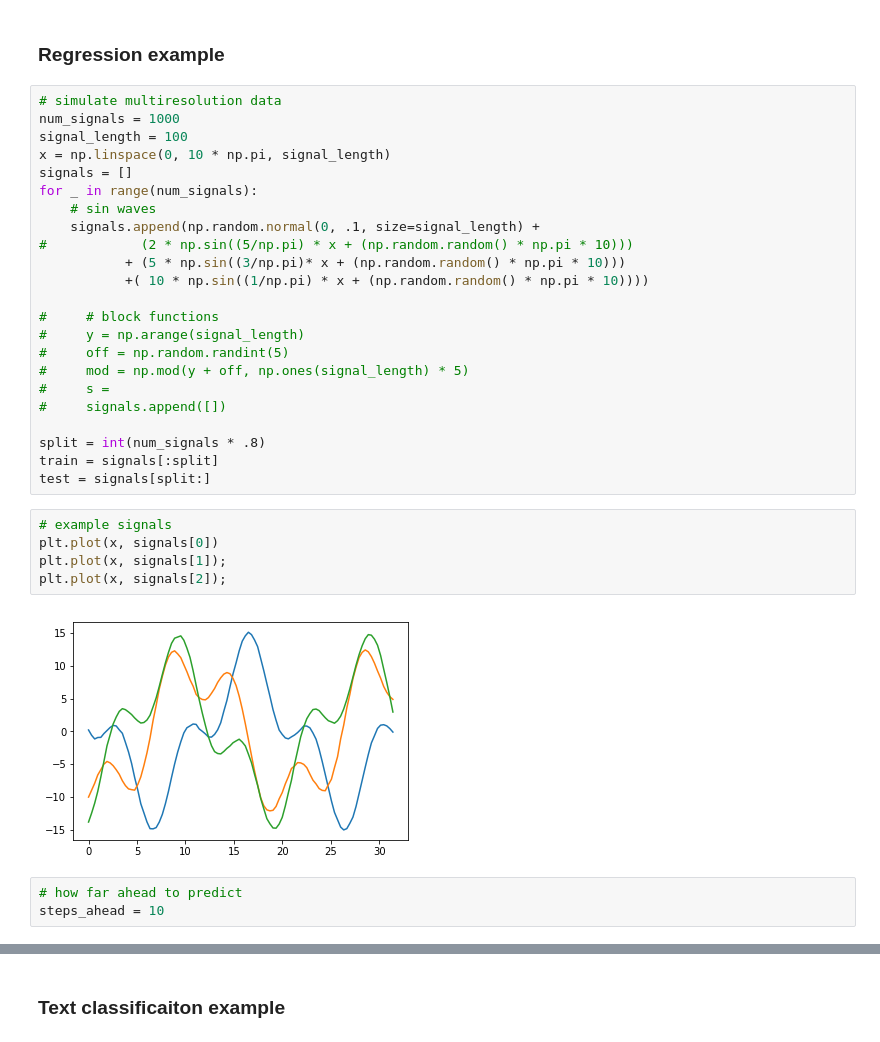
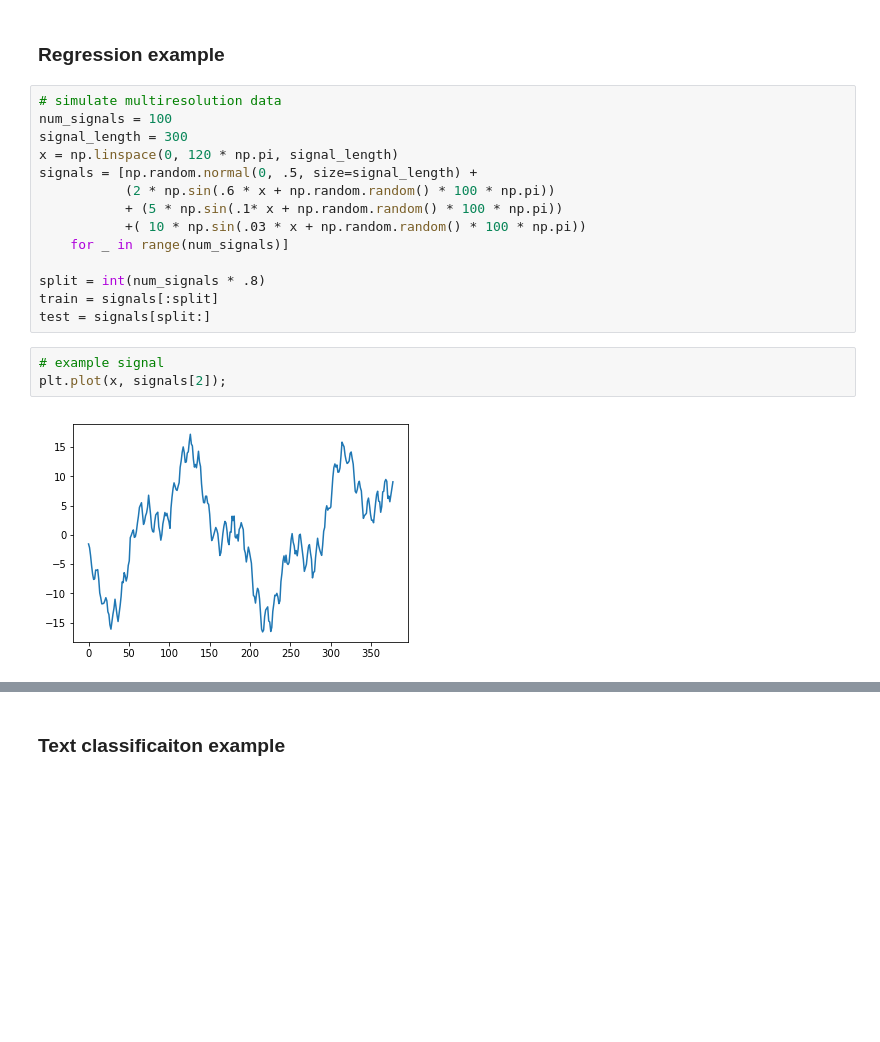
Before and after one commit to nsfinkelstein/hierarchical-rnn, a Jupyter notebook: hmlstm_demo.ipynb, the cells around one changed output, grey strips where cells are left out. Saved outputs shown, nothing was run; the diff lists cells and outputs as text; blank space fills up the shorter version.

```diff
--- a/hmlstm_demo.ipynb
+++ b/hmlstm_demo.ipynb
@@ -12,39 +12,25 @@ from string import ascii_lowercase
 %autoreload 2
 # %% [markdown]
 ### Regression example
-# %%
-# simulate multiresolution data
-num_signals = 1000
-signal_length = 100
-x = np.linspace(0, 10 * np.pi, signal_length)
-signals = []
-for _ in range(num_signals):
-    # sin waves
-    signals.append(np.random.normal(0, .1, size=signal_length) +
-#            (2 * np.sin((5/np.pi) * x + (np.random.random() * np.pi * 10)))
-           + (5 * np.sin((3/np.pi)* x + (np.random.random() * np.pi * 10)))
-           +( 10 * np.sin((1/np.pi) * x + (np.random.random() * np.pi * 10))))
-
-#     # block functions
-#     y = np.arange(signal_length)
-#     off = np.random.randint(5)
-#     mod = np.mod(y + off, np.ones(signal_length) * 5)
-#     s =
-#     signals.append([])
-
-split = int(num_signals * .8)
-train = signals[:split]
-test = signals[split:]
+# %%
+# simulate multiresolution data
+num_signals = 100
+signal_length = 300
+x = np.linspace(0, 120 * np.pi, signal_length)
+signals = [np.random.normal(0, .5, size=signal_length) +
+           (2 * np.sin(.6 * x + np.random.random() * 100 * np.pi))
+           + (5 * np.sin(.1* x + np.random.random() * 100 * np.pi))
+           +( 10 * np.sin(.03 * x + np.random.random() * 100 * np.pi))
+    for _ in range(num_signals)]
+
+split = int(num_signals * .8)
+train = signals[:split]
+test = signals[split:]
 # %%
-# example signals
-plt.plot(x, signals[0])
-plt.plot(x, signals[1]);
+# example signal
 plt.plot(x, signals[2]);
 # %% [output]
-[figure, old version]
+[figure, new version]
-# %%
-# how far ahead to predict
-steps_ahead = 10
 # %%
 # prepare data
 train_batches_in = []
```
Also changed, not shown: parts of 13 cells of this notebook, 3 other files.
